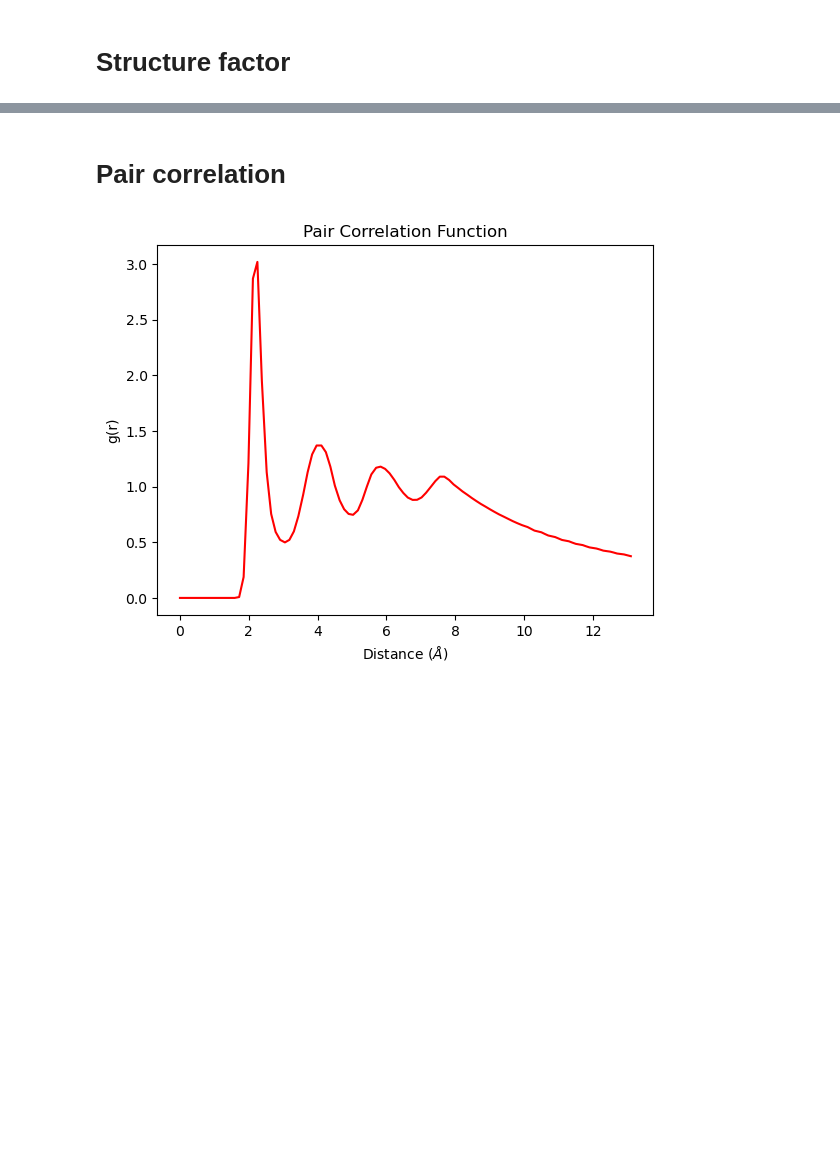
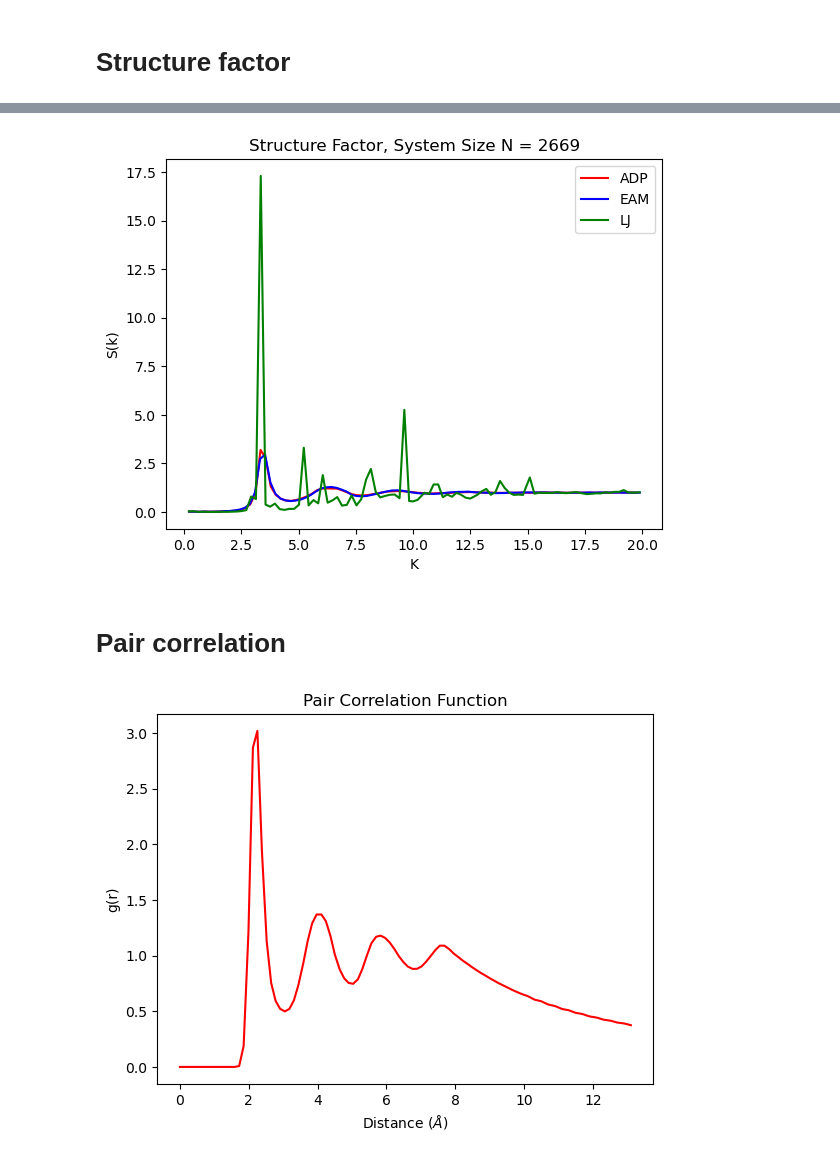
Before and after one commit to angelapak/MSE_485_Project, a Jupyter notebook: MSE_485_Visualization.ipynb, the cells around one changed output, grey strips where cells are left out. Cells and saved outputs as stored; diff of their text form; code cells hidden in the pictures; blank space fills up the shorter version.

```diff
--- a/MSE_485_Visualization.ipynb
+++ b/MSE_485_Visualization.ipynb
@@ -22,3 +77,16 @@ plt.show()
+# %%
+plt.plot(kpoints_adp_2669,s_adp_2669,c = 'red',label = 'ADP')
+plt.plot(kpoints_eam_2669,s_eam_2669,c = 'blue', label = 'EAM')
+plt.plot(kpoints_lj_2669,s_lj_2669,c = 'green', label = 'LJ')
+plt.xlabel('K')
+plt.ylabel('S(k)')
+plt.title('Structure Factor, System Size N = 2669')
+plt.legend()
+
+plt.savefig('Images/structurefactor_2669.png',dpi = 300)
+plt.show()
+# %% [output]
+[figure, added]
 # %% [markdown]
 # Pair correlation
 # %%
```
Also changed, not shown: parts of 19 cells of this notebook, 1 other file.
